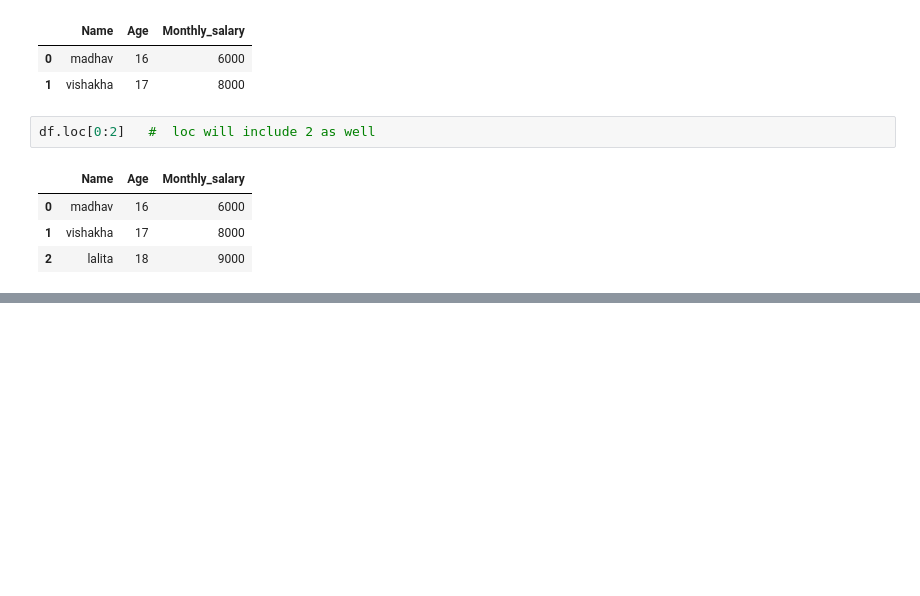
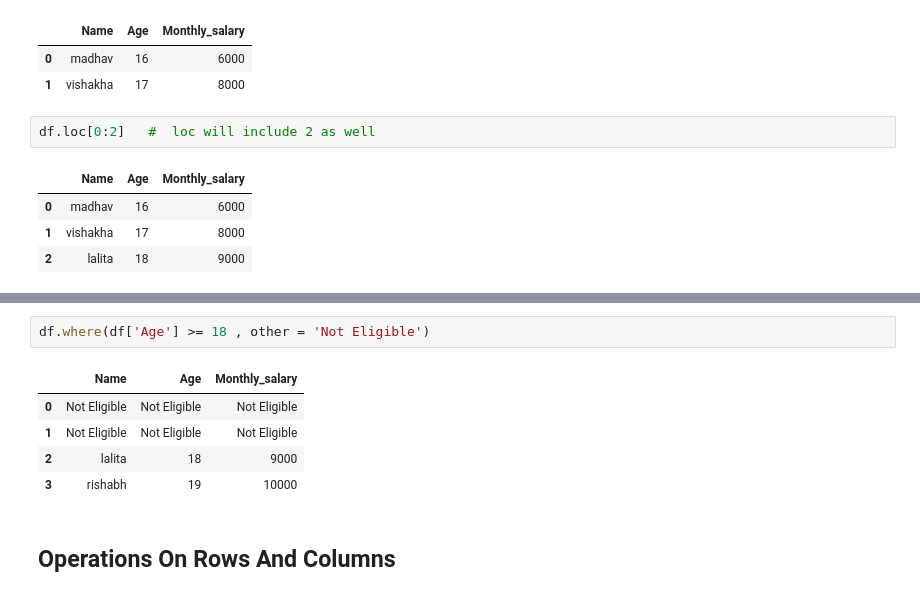
Before and after one commit to certifiedslidder-sudo/Pandas, a Jupyter notebook: basics.ipynb, the cells around one changed output, grey strips where cells are left out. Drawn from its saved outputs; the diff is of its cells as text; blank space fills up the shorter version.

```diff
--- a/basics.ipynb
+++ b/basics.ipynb
@@ -198,0 +244,10 @@ df.loc[0:2]   #  loc will include 2 as well
+# %%
+df.where(df['Age'] >= 18 , other = 'Not Eligible')
+# %% [output]
+|  | Name | Age | Monthly_salary |
+| 0 | Not Eligible | Not Eligible | Not Eligible |
+| 1 | Not Eligible | Not Eligible | Not Eligible |
+| 2 | lalita | 18 | 9000 |
+| 3 | rishabh | 19 | 10000 |
+# %% [markdown]
+## Operations On Rows And Columns
```
Also changed, not shown: parts of 8 cells of this notebook, 1 other file.
